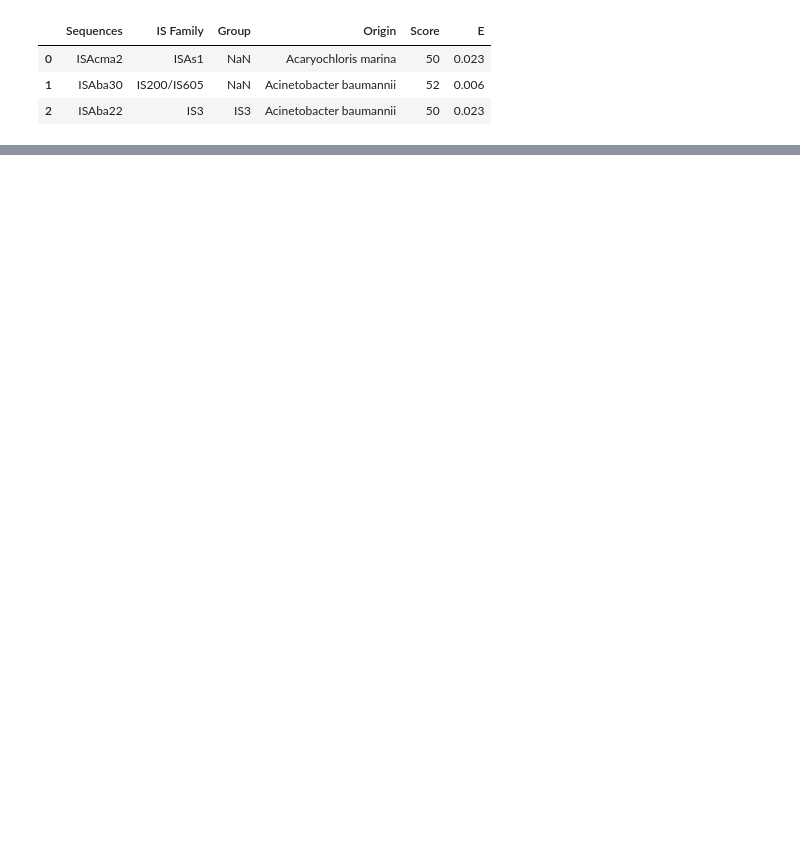
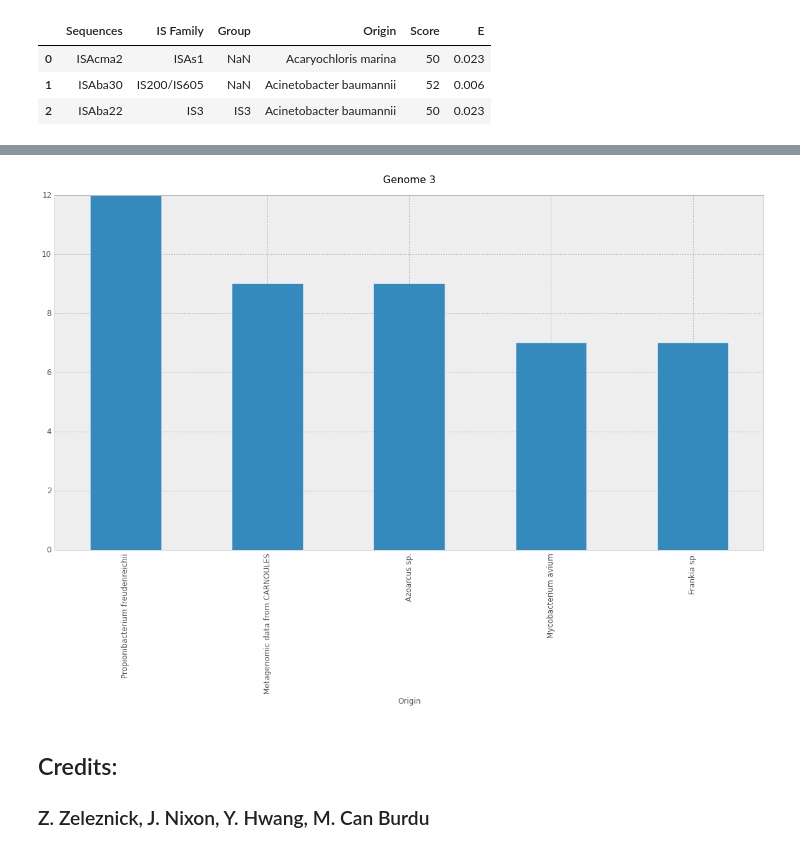
Before and after one commit to BioE-131-genome-annotation-2015/genome-assembly-, a Jupyter notebook: index.ipynb, the cells around one changed output, grey strips where cells are left out. Cells and saved outputs as stored; diff of their text form; code cells hidden in the pictures; blank space fills up the shorter version.

```diff
--- a/index.ipynb
+++ b/index.ipynb
@@ -95,0 +69,7 @@ df2.plot(kind='bar')
+# %%
+showPlot(2, df, 5)
+# %% [output]
+[figure, added]
+# %% [markdown]
+## Credits:
+### Z. Zeleznick, J. Nixon, Y. Hwang, M. Can Burdu
```
Also changed, not shown: parts of 14 cells of this notebook, 1 other file.
